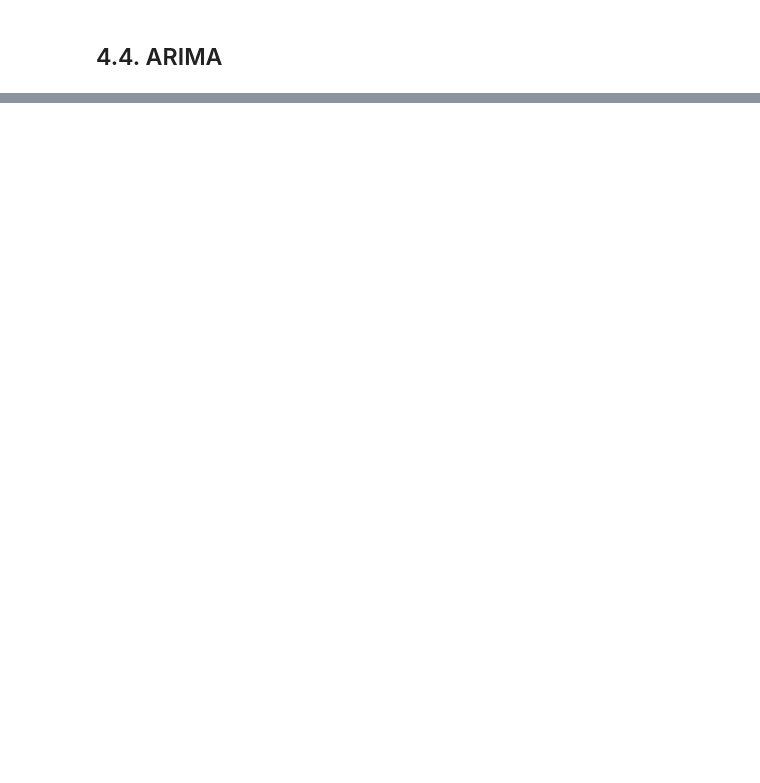
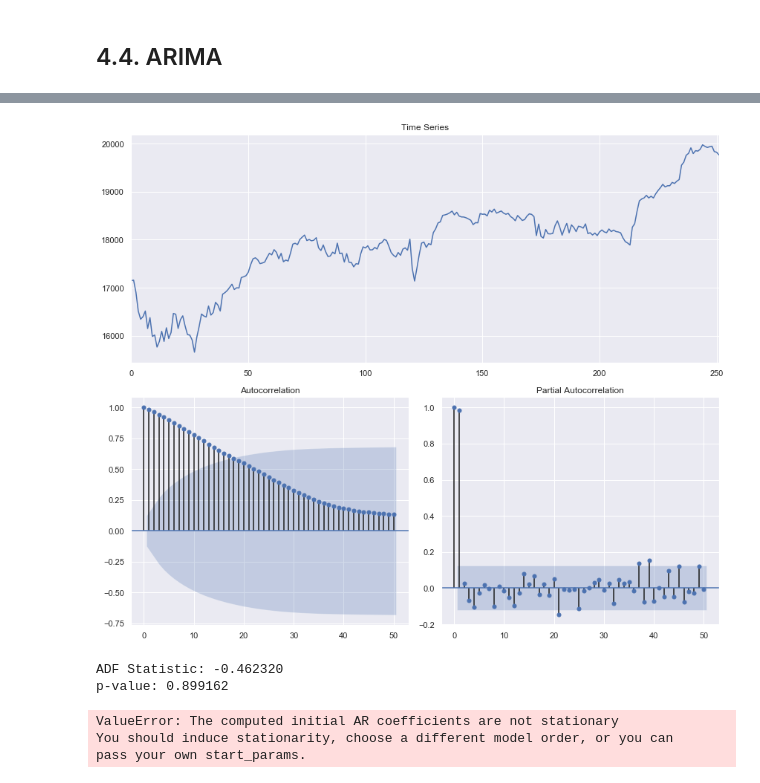
Before and after one commit to Meigarom/TimeSeries-Academy, a Jupyter notebook: book-practical-timeSeries-analysis/book_codes.ipynb, the cells around one changed output, grey strips where cells are left out. Drawn from its saved outputs; the diff is of its cells as text; code cells hidden in the pictures; blank space fills up the shorter version.

```diff
--- a/book-practical-timeSeries-analysis/book_codes.ipynb
+++ b/book-practical-timeSeries-analysis/book_codes.ipynb
@@ -453,2 +445,5 @@ Text(0, 0.5, 'Closing price')
 # %% [markdown]
 ## 4.4. ARIMA
+# %%
+djia_df = pd.read_excel( '../data/DJIA_Jan2016_Dec2016.xlsx' )
+djia_df.head()
@@ -454,0 +457,19 @@ Text(0, 0.5, 'Closing price')
+# %%
+plotds( djia_df['Close'] )
+# %% [output]
+[figure, added]
+# %%
+# ADF Test
+adf_result = adfuller( djia_df.Close.tolist() )
+print( 'ADF Statistic: %f' % adf_result[0] )
+print( 'p-value: %f' % adf_result[1] )
+# %% [output]
+ADF Statistic: -0.462320
+p-value: 0.899162
+# %%
+# Force fit ARMA( 1, 1 ) model on non-stationary signal
+arma_obj = smtsa.ARMA( djia_df['Close'].tolist(), order=(1, 1) ).fit( maxlag=30, method='mle', trend='nc' )
+# %% [output]
+ValueError: The computed initial AR coefficients are not stationary
+You should induce stationarity, choose a different model order, or you can
+pass your own start_params.
```
Also changed, not shown: parts of 31 cells of this notebook.
